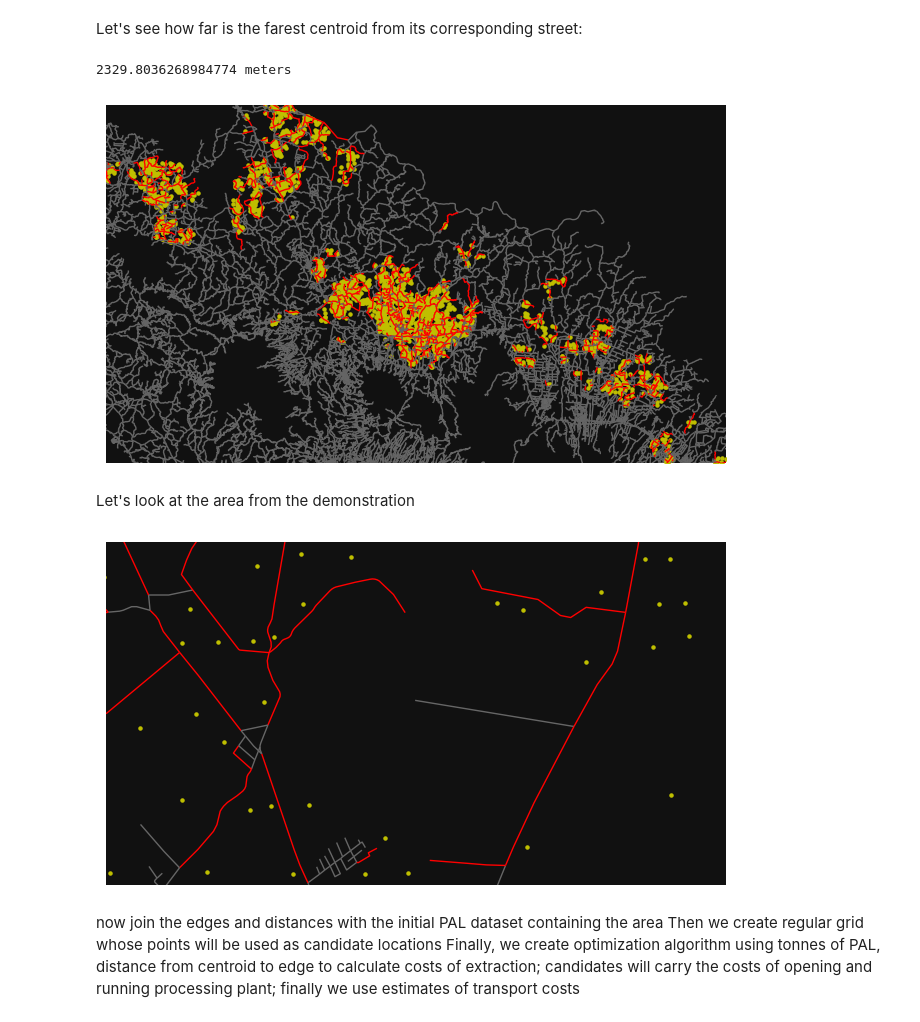
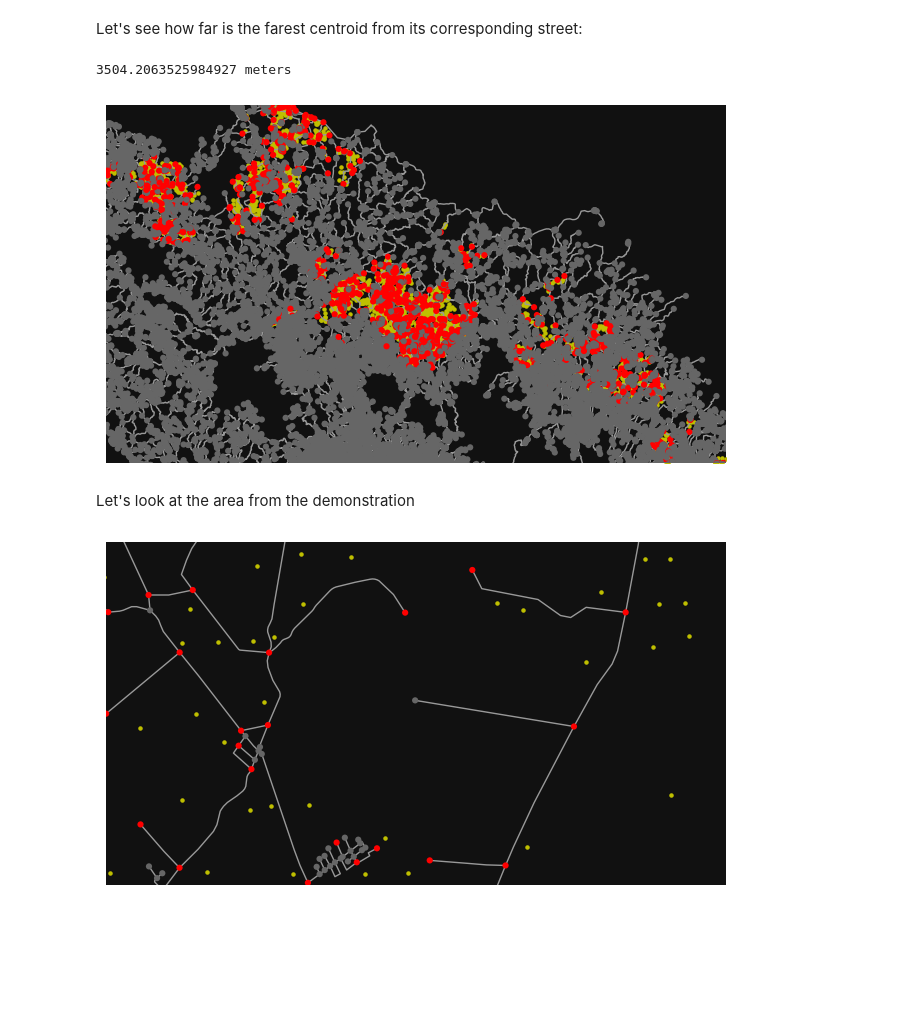
Before and after one commit to isaldiviagonzatti/MscThesis, a Jupyter notebook: FLP/code/nearestPALstreet.ipynb, the cells around one changed output. Drawn from its saved outputs; the diff is of its cells as text; code cells hidden in the pictures; blank space fills up the shorter version.

```diff
--- a/FLP/code/nearestPALstreet.ipynb
+++ b/FLP/code/nearestPALstreet.ipynb
@@ -82,5 +92,6 @@ gdf = gpd.GeoDataFrame(palPoint, crs='epsg:4326').to_crs(G_proj.graph['crs'])
 # %%
 %%time
 # calculate nearest edge to each point
-nePAL = ox.nearest_edges(G_proj, X=gdf['geometry'].x, Y=gdf['geometry'].y, interpolate=10, return_dist=True)
+nePAL = ox.nearest_nodes(G_proj, X=gdf['geometry'].x, Y=gdf['geometry'].y,  return_dist=True)
+#nePAL = ox.nearest_edges(G_proj, X=gdf['geometry'].x, Y=gdf['geometry'].y, interpolate=10, return_dist=True)
 # %% [output]
@@ -93,24 +110,22 @@ Let's see how far is the farest centroid from its corresponding street:
 # %%
 print(max(distPAL), 'meters')
 # %% [output]
-2329.8036268984774 meters
+3504.2063525984927 meters
 # %%
 unique_edges = set(edgesPAL)
 # %%
-ec = ['r' if e in unique_edges else '#666666' for e in G.edges]
-fig, ax = ox.plot_graph(G, edge_color=ec, edge_linewidth=1, node_size=0, show=False, bbox=(11.04681261,10.09956058,-83.40407159,-85.07389766))
+ec = ['r' if e in unique_edges else '#666666' for e in G.nodes]
+fig, ax = ox.plot_graph(G, node_color=ec, edge_linewidth=1, node_size=20, show=False, bbox=(11.04681261,10.09956058,-83.40407159,-85.07389766))
+#fig, ax = ox.plot_graph(G, edge_color=ec, edge_linewidth=1, node_size=0, show=False, bbox=(11.04681261,10.09956058,-83.40407159,-85.07389766))
 ax = ax.scatter(xlon, ylat, c='y', s=5, zorder=-1)
 # %% [output]
-[figure, old version]
+[figure, new version]
 # %% [markdown]
 Let's look at the area from the demonstration
 # %%
-ec = ['r' if e in unique_edges else '#666666' for e in G.edges]
-fig, ax = ox.plot_graph(G, edge_color=ec, edge_linewidth=1, node_size=0, show=False, bbox=(10.4854,10.4637,-84.2482,-84.2881))
+ec = ['r' if e in unique_edges else '#666666' for e in G.nodes]
+fig, ax = ox.plot_graph(G, node_color=ec, edge_linewidth=1, node_size=20, show=False, bbox=(10.4854,10.4637,-84.2482,-84.2881))
+#fig, ax = ox.plot_graph(G, edge_color=ec, edge_linewidth=1, node_size=0, show=False, bbox=(10.4854,10.4637,-84.2482,-84.2881))
 ax = ax.scatter(xlon, ylat, c='y', s=5, zorder=-1)
 # %% [output]
-[figure, old version]
+[figure, new version]
-# %% [markdown]
-now join the edges and distances with the initial PAL dataset containing the area
-Then we create regular grid whose points will be used as candidate locations
-Finally, we create optimization algorithm using tonnes of PAL, distance from centroid to edge to calculate costs of extraction; candidates will carry the costs of opening and running processing plant; finally we use estimates of transport costs
```
Also changed, not shown: parts of 10 cells of this notebook, 24 other files.
